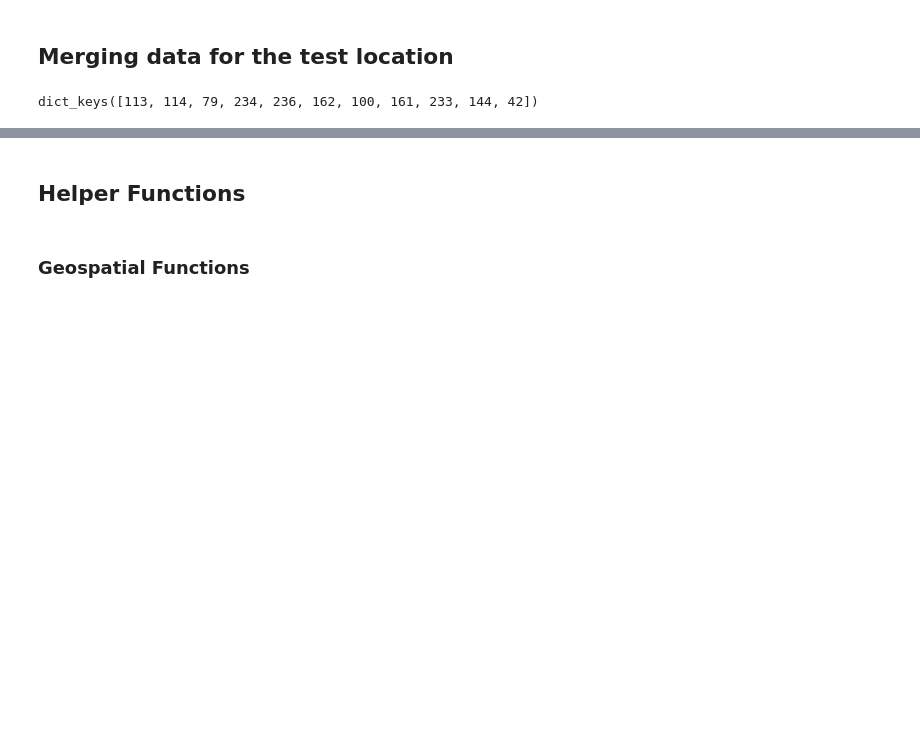
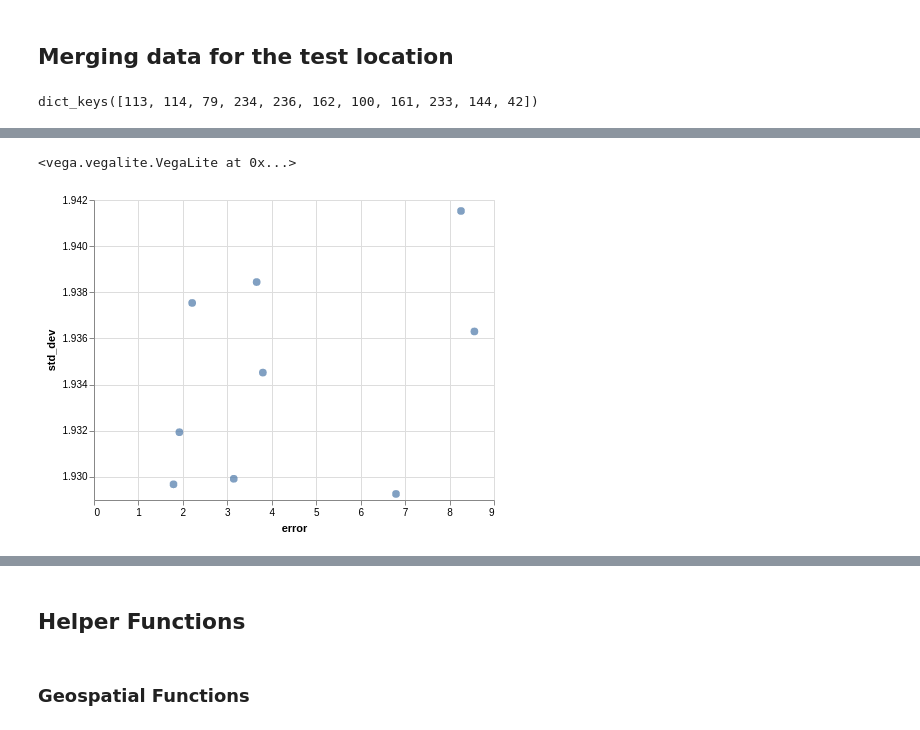
Before and after one commit to joaorulff/splmodeling, a Jupyter notebook: model/gaussian_process.ipynb, the cells around one changed output, grey strips where cells are left out. Cells and saved outputs as stored; diff of their text form; code cells hidden in the pictures; blank space fills up the shorter version.

```diff
--- a/model/gaussian_process.ipynb
+++ b/model/gaussian_process.ipynb
@@ -373,3 +418,10 @@ display(folium_map)
+# %%
+alt.Chart(summaryDF).mark_circle(size=60).encode(
+    alt.X('error', type='quantitative'),
+    alt.Y('std_dev', type='quantitative', scale=alt.Scale(zero=False)))
+# %% [output]
+<vega.vegalite.VegaLite at 0x...>
+[figure, added]
 # %%
 X_loctest = location_dataframe_test[['taxi', 'wind', 'noise', 'precipitation', 'hour_sin', 'hour_cos']]
 y_loctest = location_dataframe_test[['dbas']]
```
Also changed, not shown: parts of 8 cells of this notebook, 1 other file.
